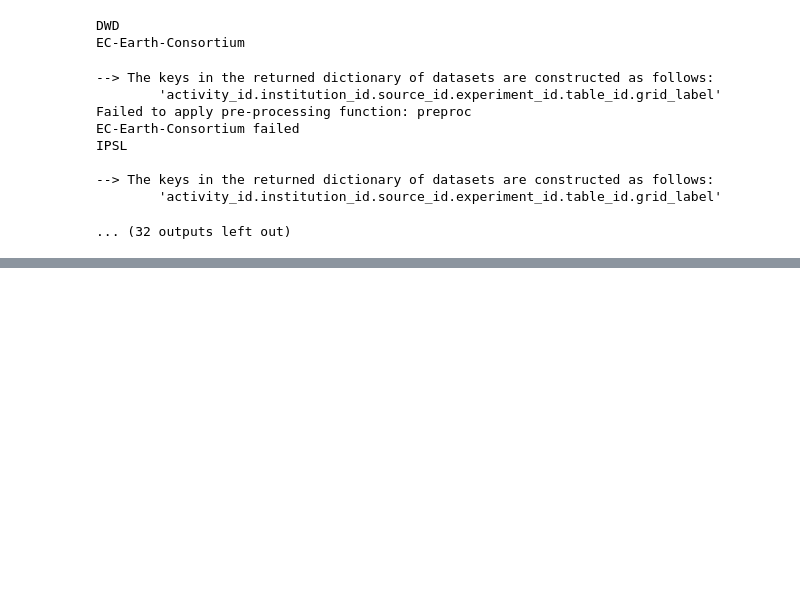
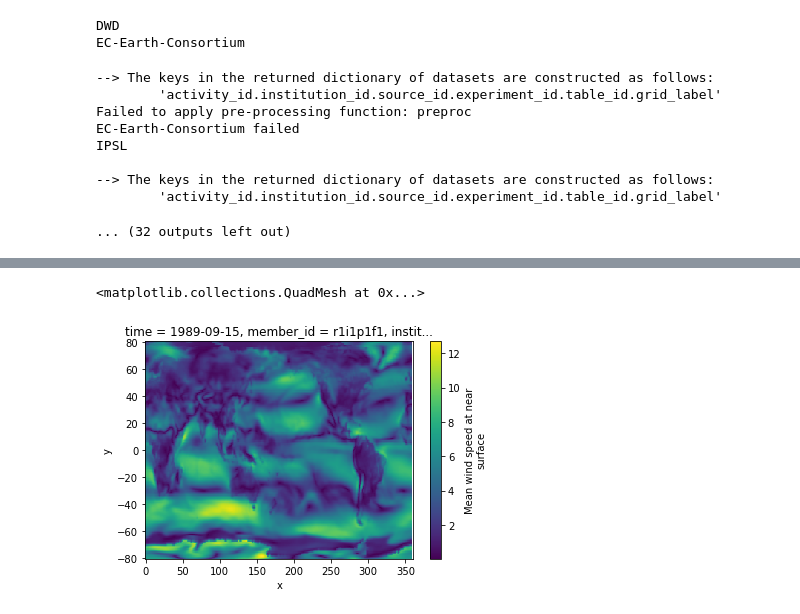
Before and after one commit to sdat2/seager19, a Jupyter notebook: notebooks/pangeo/get_winds.ipynb, the cells around one changed output, grey strips where cells are left out. Drawn from its saved outputs; the diff is of its cells as text; code cells hidden in the pictures; blank space fills up the shorter version.

Commit message:
ext: adding means

```diff
--- a/notebooks/pangeo/get_winds.ipynb
+++ b/notebooks/pangeo/get_winds.ipynb
@@ -53,0 +59,10 @@ GetEnsemble(var="uas", output_folder="nc_uas", regen_success_list=True)
+# %%
+if not os.path.exists("nc_wsp"):
+    os.mkdir("nc_wsp")
+for u, v in [(sorted(os.listdir("nc_uas"))[i],sorted(os.listdir("nc_vas"))[i]) for i in range(len(os.listdir("nc_uas")))]:
+    print(os.path.join("nc_uas", u), os.path.join("nc_vas", v))
+    wsp = np.sqrt(np.square(xr.open_dataarray(os.path.join("nc_uas", u)).drop("lon").drop("lat"))
+    +np.square(xr.open_dataarray(os.path.join("nc_vas", v)).drop("lon").drop("lat"))).ffill("x")
+    wsp.attrs["long_name"] = "Mean wind speed at near surface"
+    w = "wsp." + u.strip("uas.")
+    wsp.rename("wsp").to_netcdf(os.path.join("nc_wsp", w))
@@ -53,0 +87,5 @@ GetEnsemble(var="uas", output_folder="nc_uas", regen_success_list=True)
+# %%
+wsp.isel(time=500).plot()
+# %% [output]
+<matplotlib.collections.QuadMesh at 0x...>
+[figure, added]
```
Also changed, not shown: parts of 20 cells of this notebook.
